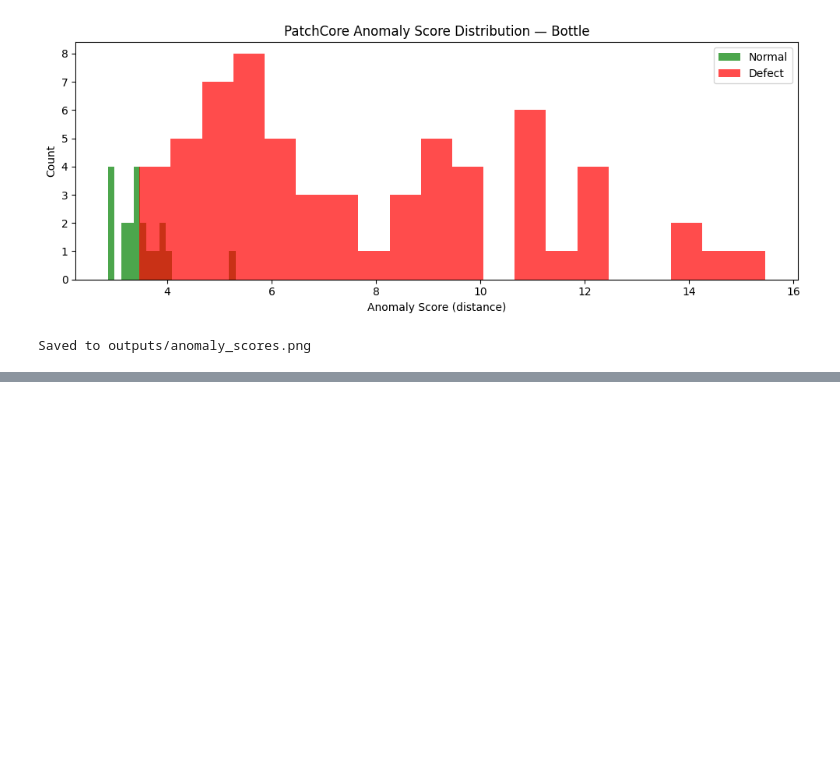
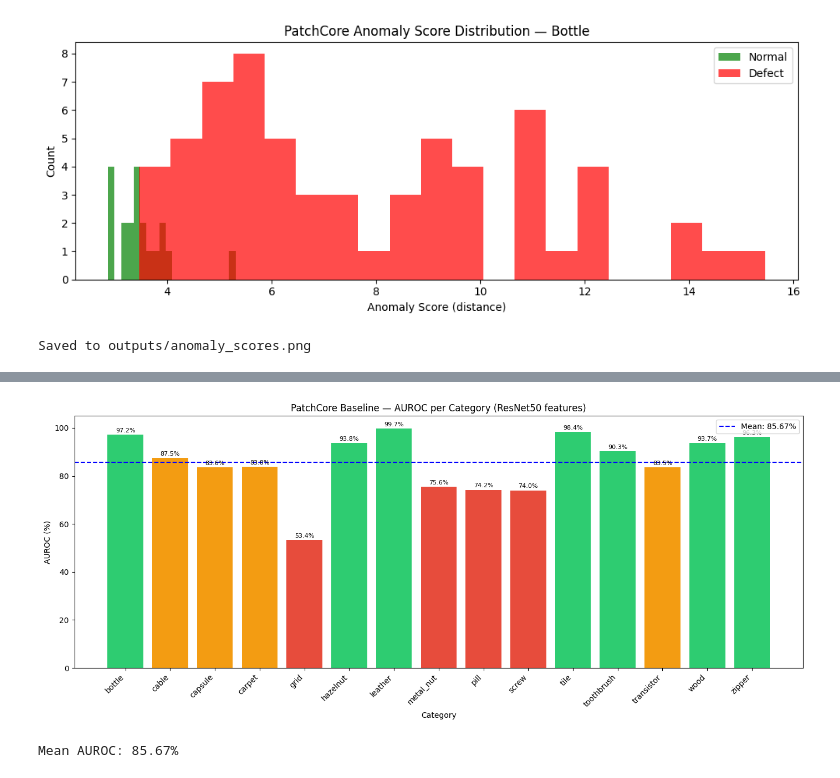
Before and after one commit to Sarma1947/automotive-defect-detection, a Jupyter notebook: notebooks/01_eda.ipynb, the cells around one changed output, grey strips where cells are left out. Cells and saved outputs as stored; diff of their text form; code cells hidden in the pictures; blank space fills up the shorter version.

Commit message:
Add PatchCore results - 85.67% mean AUROC across all 15 categories

```diff
--- a/notebooks/01_eda.ipynb
+++ b/notebooks/01_eda.ipynb
@@ -427,0 +537,32 @@ Saved to outputs/anomaly_scores.png
+# %%
+import matplotlib.pyplot as plt
+import numpy as np
+
+fig, ax = plt.subplots(figsize=(14, 6))
+
+cats = list(results.keys())
+aurocs = list(results.values())
+colors = ['#e74c3c' if v < 80 else '#f39c12' if v < 90 else '#2ecc71' for v in aurocs]
+
+bars = ax.bar(cats, aurocs, color=colors)
+ax.axhline(y=np.mean(aurocs), color='blue', linestyle='--',
+           label=f'Mean: {np.mean(aurocs):.2f}%')
+ax.set_ylim(0, 105)
+ax.set_xlabel('Category')
+ax.set_ylabel('AUROC (%)')
+ax.set_title('PatchCore Baseline — AUROC per Category (ResNet50 features)')
+ax.set_xticklabels(cats, rotation=45, ha='right')
+ax.legend()
+
+# Add value labels on bars
+for bar, val in zip(bars, aurocs):
+    ax.text(bar.get_x() + bar.get_width()/2, bar.get_height() + 0.5,
+            f'{val:.1f}%', ha='center', va='bottom', fontsize=8)
+
+plt.tight_layout()
+plt.savefig('../outputs/patchcore_results.png', dpi=150, bbox_inches='tight')
+plt.show()
+print(f"Mean AUROC: {np.mean(aurocs):.2f}%")
+# %% [output]
+[figure, added]
+Mean AUROC: 85.67%
```
Also changed, not shown: parts of 2 cells of this notebook.
